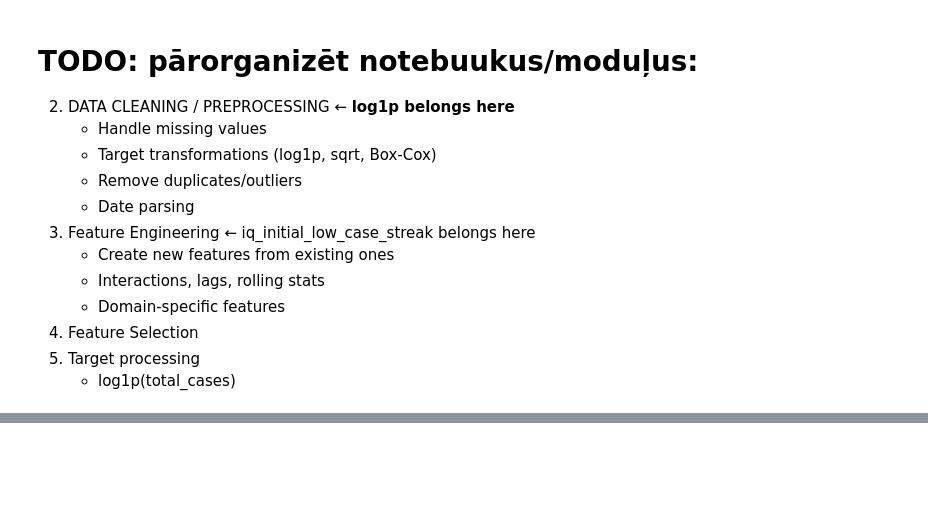
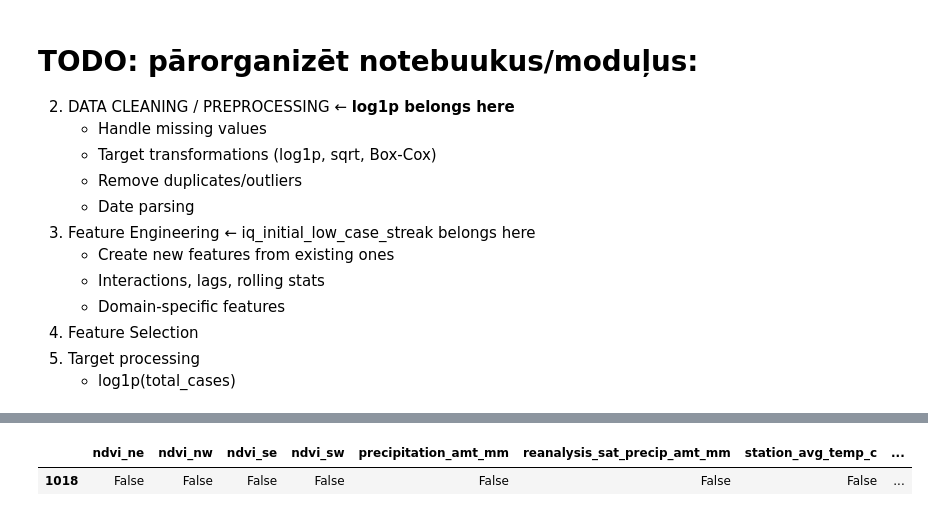
Before and after one commit to ButrosV/dengue-transfer-learn, a Jupyter notebook: notebooks/02_data_cleaning_dengue.ipynb, the cells around one changed output, grey strips where cells are left out. Cells and saved outputs as stored; diff of their text form; code cells hidden in the pictures; blank space fills up the shorter version.

```diff
--- a/notebooks/02_data_cleaning_dengue.ipynb
+++ b/notebooks/02_data_cleaning_dengue.ipynb
@@ -497,0 +598,5 @@ PosixPath('/home/butros/Documents/kursi/pasmaciba/PashPrjekts/finetune2025/dengu
+# %%
+test_pipe_output["nan_mask_data"].sample(1)
+# %% [output]
+|  | ndvi_ne | ndvi_nw | ndvi_se | ndvi_sw | precipitation_amt_mm | reanalysis_sat_precip_amt_mm | station_avg_temp_c | ... |
+| 1018 | False | False | False | False | False | False | False | ... |
```
Also changed, not shown: parts of 14 cells of this notebook, 4 other files.
